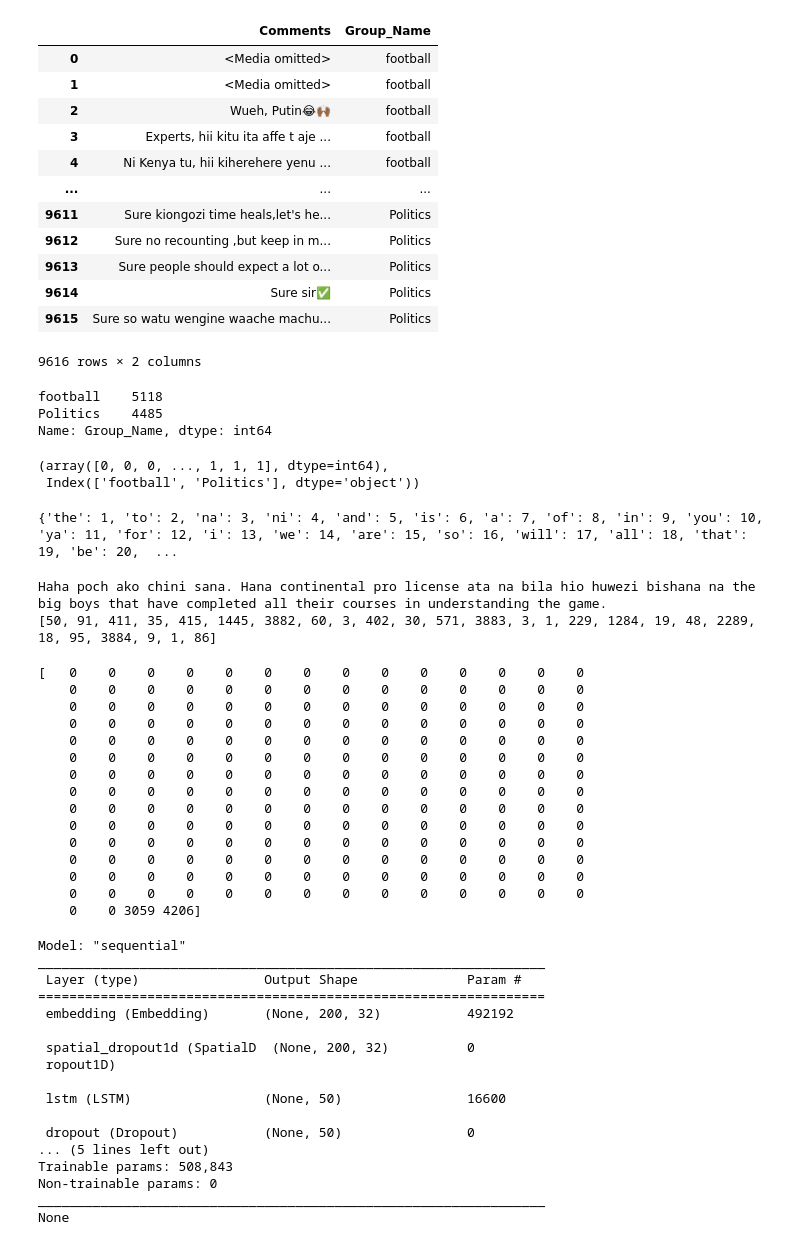
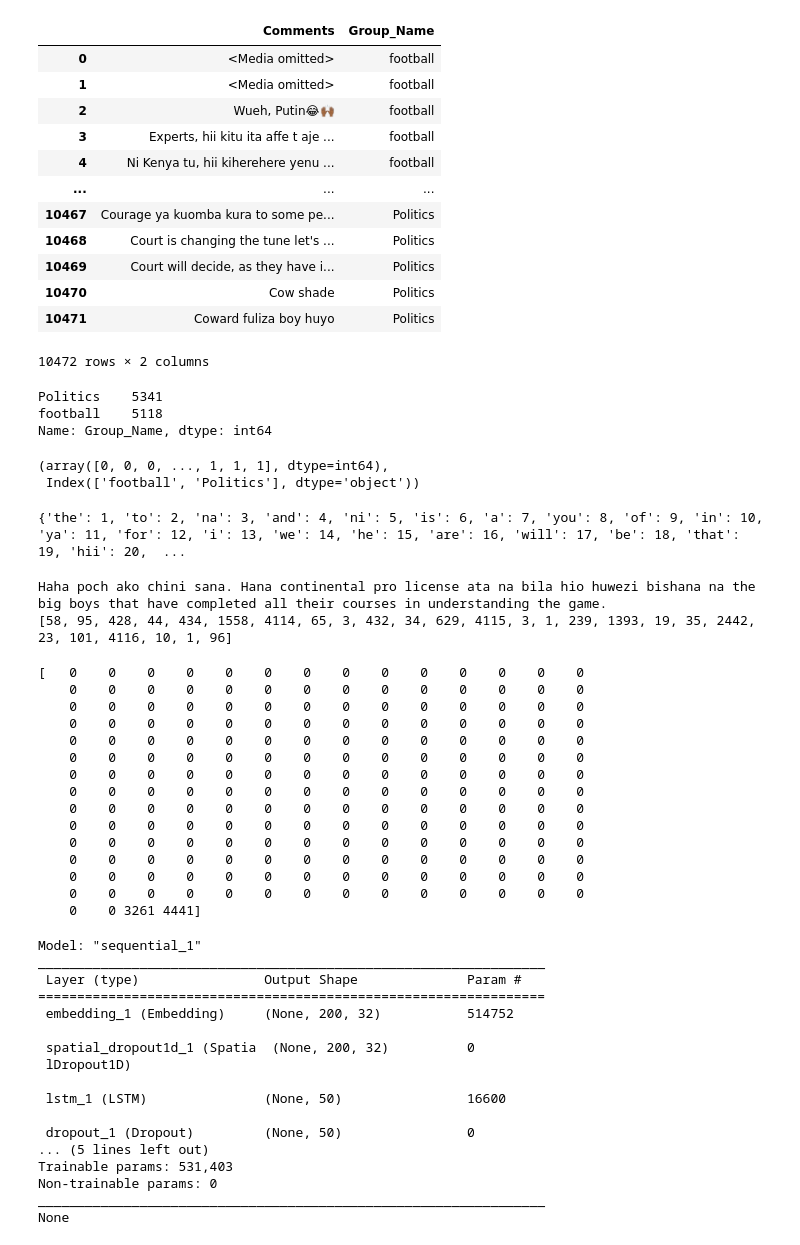
Before and after one commit to Fessbender/Sentiment-Analysis, a Jupyter notebook: Whatsapp Project.ipynb, the cells around one changed output. Cells and saved outputs as stored; diff of their text form; code cells hidden in the pictures.

```diff
--- a/Whatsapp Project.ipynb
+++ b/Whatsapp Project.ipynb
@@ -37,25 +37,25 @@ data.tail()
 # %%
-data= data.drop(['Date', 'Numbers'], axis=1)
+data= data.drop(['Date'], axis=1)
 data
 # %% [output]
 |  | Comments | Group_Name |
 | 0 | <Media omitted> | football |
 | 1 | <Media omitted> | football |
 | 2 | Wueh, Putin😂🙌🏾 | football |
 | 3 | Experts, hii kitu ita affe t aje ... | football |
 | 4 | Ni Kenya tu, hii kiherehere yenu ... | football |
 | ... | ... | ... |
-| 9611 | Sure kiongozi time heals,let's he... | Politics |
-| 9612 | Sure no recounting ,but keep in m... | Politics |
-| 9613 | Sure people should expect a lot o... | Politics |
-| 9614 | Sure sir✅ | Politics |
-| 9615 | Sure so watu wengine waache machu... | Politics |
+| 10467 | Courage ya kuomba kura to some pe... | Politics |
+| 10468 | Court is changing the tune let's ... | Politics |
+| 10469 | Court will decide, as they have i... | Politics |
+| 10470 | Cow shade | Politics |
+| 10471 | Coward fuliza boy huyo | Politics |
-9616 rows × 2 columns
+10472 rows × 2 columns
 # %%
 data['Group_Name'].value_counts()
 # %% [output]
+Politics    5341
 football    5118
-Politics    4485
 Name: Group_Name, dtype: int64
 # %%
 sentiment_label = data.Group_Name.factorize()
@@ -73,13 +73,13 @@ padded_sequence = pad_sequences(encoded_docs, maxlen=200)
 # %%
 print(tokenizer.word_index)
 # %% [output]
-{'the': 1, 'to': 2, 'na': 3, 'ni': 4, 'and': 5, 'is': 6, 'a': 7, 'of': 8, 'in': 9, 'you': 10, 'ya': 11, 'for': 12, 'i': 13, 'we': 14, 'are': 15, 'so': 16, 'will': 17, 'all': 18, 'that': 19, 'be': 20,  ...
+{'the': 1, 'to': 2, 'na': 3, 'and': 4, 'ni': 5, 'is': 6, 'a': 7, 'you': 8, 'of': 9, 'in': 10, 'ya': 11, 'for': 12, 'i': 13, 'we': 14, 'he': 15, 'are': 16, 'will': 17, 'be': 18, 'that': 19, 'hii': 20,  ...
 # %%
 print(tweet[200])
 print(encoded_docs[200])
 # %% [output]
 Haha poch ako chini sana. Hana continental pro license ata na bila hio huwezi bishana na the big boys that have completed all their courses in understanding the game.
-[50, 91, 411, 35, 415, 1445, 3882, 60, 3, 402, 30, 571, 3883, 3, 1, 229, 1284, 19, 48, 2289, 18, 95, 3884, 9, 1, 86]
+[58, 95, 428, 44, 434, 1558, 4114, 65, 3, 432, 34, 629, 4115, 3, 1, 239, 1393, 19, 35, 2442, 23, 101, 4116, 10, 1, 96]
 # %%
 print(padded_sequence[1000])
 # %% [output]
@@ -97,7 +97,7 @@ print(padded_sequence[1000])
     0    0    0    0    0    0    0    0    0    0    0    0    0    0
     0    0    0    0    0    0    0    0    0    0    0    0    0    0
     0    0    0    0    0    0    0    0    0    0    0    0    0    0
-    0    0 3059 4206]
+    0    0 3261 4441]
 # %%
 embedding_vector_length = 32
 model = Sequential()
@@ -109,20 +109,20 @@ model.add(Dense(1, activation='sigmoid'))
 model.compile(loss='binary_crossentropy',optimizer='adam', metrics=['accuracy'])
 print(model.summary())
 # %% [output]
-Model: "sequential"
+Model: "sequential_1"
 _________________________________________________________________
  Layer (type)                Output Shape              Param #
 =================================================================
- embedding (Embedding)       (None, 200, 32)           492192
+ embedding_1 (Embedding)     (None, 200, 32)           514752
 
- spatial_dropout1d (SpatialD  (None, 200, 32)          0
- ropout1D)
+ spatial_dropout1d_1 (Spatia  (None, 200, 32)          0
+ lDropout1D)
 
- lstm (LSTM)                 (None, 50)                16600
+ lstm_1 (LSTM)               (None, 50)                16600
 
- dropout (Dropout)           (None, 50)                0
+ dropout_1 (Dropout)         (None, 50)                0
 ... (5 lines left out)
-Trainable params: 508,843
+Trainable params: 531,403
 Non-trainable params: 0
 _________________________________________________________________
 None
```
Also changed, not shown: parts of 6 cells of this notebook.
